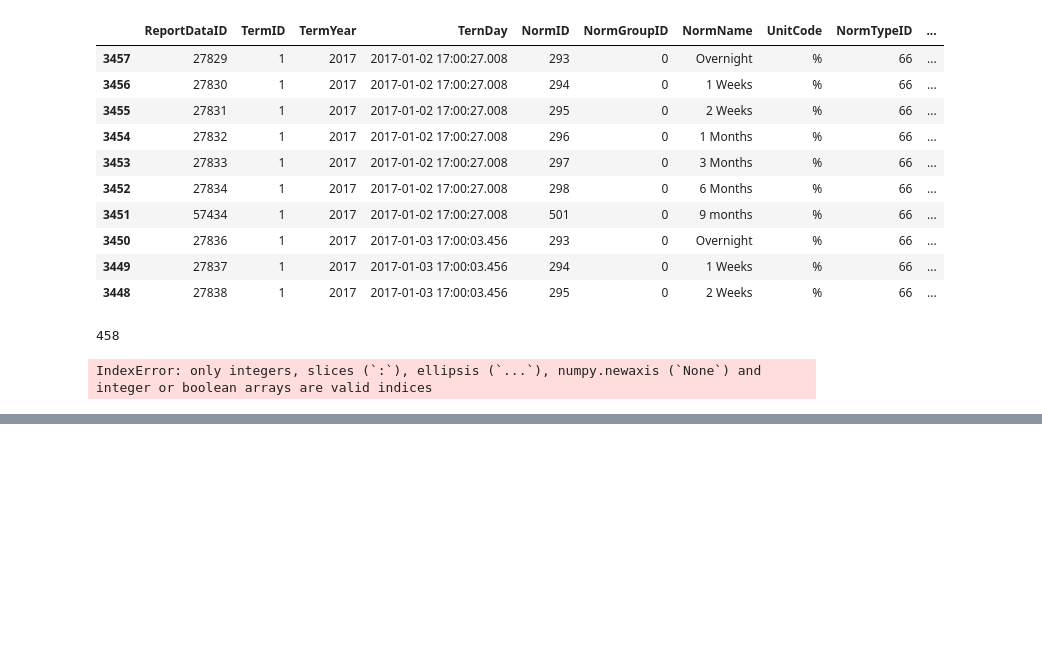
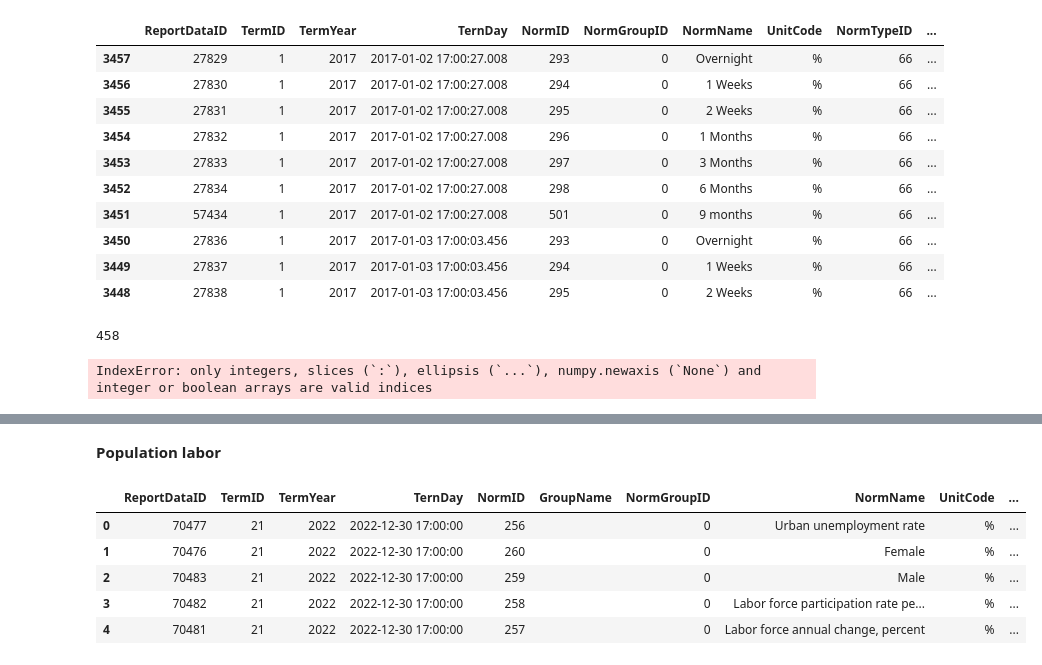
Before and after one commit to tranthanhbinh1/stock-recommendation-system, a Jupyter notebook: vietstock.ipynb, the cells around one changed output, grey strips where cells are left out. Cells and saved outputs as stored; diff of their text form; code cells hidden in the pictures; blank space fills up the shorter version.

```diff
--- a/vietstock.ipynb
+++ b/vietstock.ipynb
@@ -143,0 +217,25 @@ IndexError: only integers, slices (`:`), ellipsis (`...`), numpy.newaxis (`None`
+# %%
+## Exchange rates
+with open("data/vietstock/exchange_rates.json", "r") as f:
+    data = json.load(f)["data"]
+
+exchange_rates = pd.DataFrame.from_records(data)
+exchange_rates["TernDay"] = exchange_rates["TernDay"].apply(convert_timestamp)
+
+exchange_rates.to_csv("exchange_rates_17_23.csv")
+# %% [markdown]
+**Population labor**
+# %%
+with open("data/vietstock/population_labor.json", "r") as f:
+    data = json.load(f)["data"]
+
+labor = pd.DataFrame.from_records(data)
+labor["TernDay"] = labor["TernDay"].apply(convert_timestamp)
+labor.head()
+# %% [output]
+|  | ReportDataID | TermID | TermYear | TernDay | NormID | GroupName | NormGroupID | NormName | UnitCode | ... |
+| 0 | 70477 | 21 | 2022 | 2022-12-30 17:00:00 | 256 |  | 0 | Urban unemployment rate | % | ... |
+| 1 | 70476 | 21 | 2022 | 2022-12-30 17:00:00 | 260 |  | 0 | Female | % | ... |
+| 2 | 70483 | 21 | 2022 | 2022-12-30 17:00:00 | 259 |  | 0 | Male | % | ... |
+| 3 | 70482 | 21 | 2022 | 2022-12-30 17:00:00 | 258 |  | 0 | Labor force participation rate pe... | % | ... |
+| 4 | 70481 | 21 | 2022 | 2022-12-30 17:00:00 | 257 |  | 0 | Labor force annual change, percent | % | ... |
```
Also changed, not shown: parts of 10 cells of this notebook, 10 other files.
